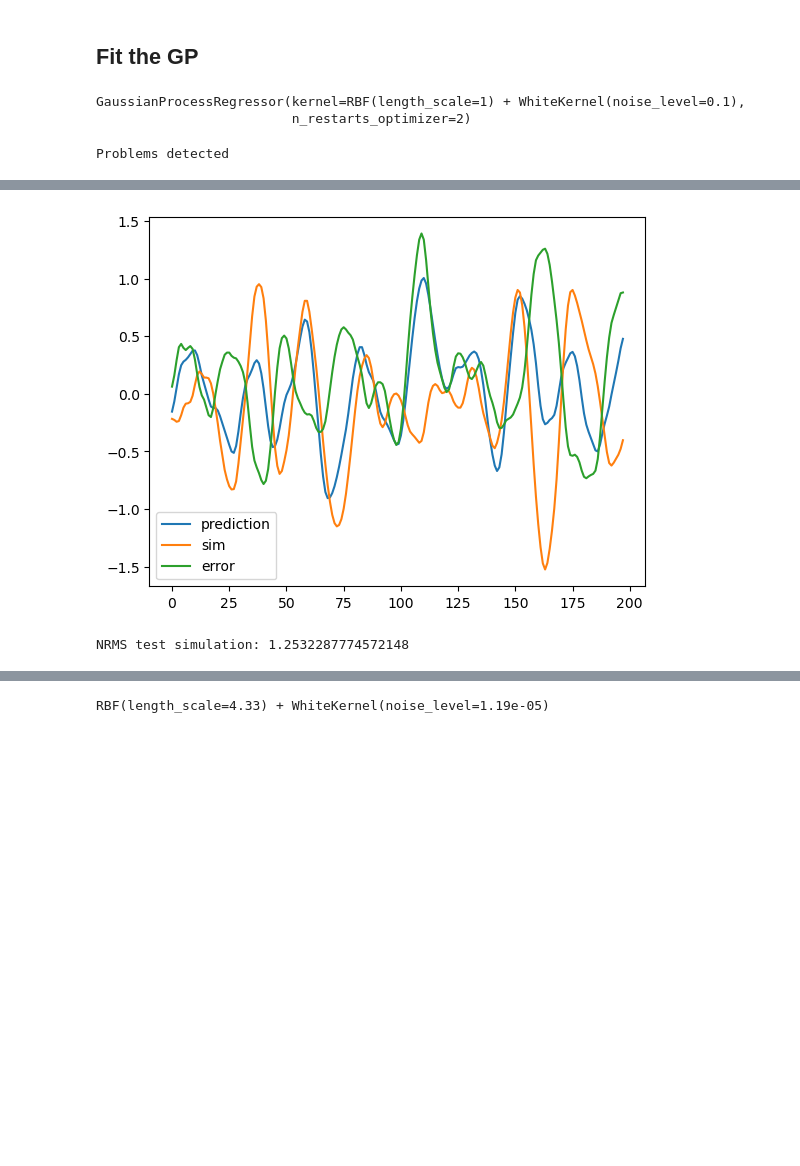
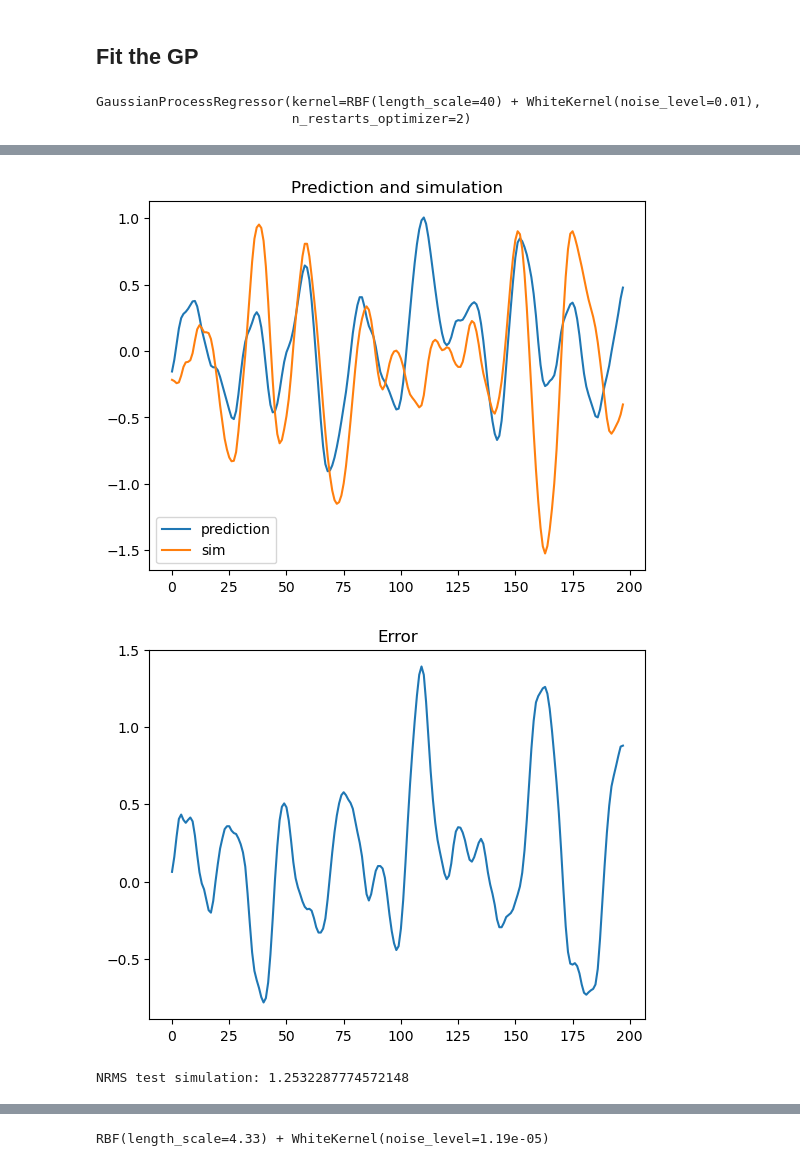
Before and after one commit to Erick-Hoogstrate/5SC28, a Jupyter notebook: CombinedSparseXSimulation.ipynb, the cells around one changed output, grey strips where cells are left out. Saved outputs shown, nothing was run; the diff lists cells and outputs as text; code cells hidden in the pictures; blank space fills up the shorter version.

Commit message:
Simulation attempt

```diff
--- a/CombinedSparseXSimulation.ipynb
+++ b/CombinedSparseXSimulation.ipynb
@@ -33,3 +35,7 @@ reg = GaussianProcessRegressor(kernel, n_restarts_optimizer=restart)
+# %%
+# Standard settings
+kernel = RBF(length_scale=40) + WhiteKernel(noise_level=0.01)
+reg = GaussianProcessRegressor(kernel, n_restarts_optimizer=restart)
 # %% [markdown]
 Create sparse matrices
 # %%
@@ -43,18 +49,8 @@ Ytest = Ytest.numpy()  # Convert Ytest from Tensor to NumPy array
 # %%
 reg.fit(XtrainSparse.toarray(), Ytrain)
 # %% [output]
-GaussianProcessRegressor(kernel=RBF(length_scale=1) + WhiteKernel(noise_level=0.1),
+GaussianProcessRegressor(kernel=RBF(length_scale=40) + WhiteKernel(noise_level=0.01),
                          n_restarts_optimizer=2)
-# %%
-F = lambda u,y: reg.predict(np.concatenate([u,y])[None,:])[0]
-
-try:
-    yval_sim = load_narx_data(2,2,Xval, F)
-    error_val = np.mean((yval_sim-Yval)**2)**0.5/np.std(Yval)
-except:
-    print("Problems detected")
-# %% [output]
-Problems detected
 # %%
 def get_NARX_data(ulist, data, na, nb):
     # iteratively uses the given f to find the new output.
@@ -80,19 +76,24 @@ def get_NARX_data(ulist, data, na, nb):
 # %%
 Xtest, Ytest = load_narx_data(n_a, n_b, total_number_of_points, section="test", split=Split, as_tensor=True)
 Ytest_pred = reg.predict(Xtest)
-Ytest = Ytest.numpy()  # Convert Ytest from Tensor to NumPy array
-print('NRMS test prediction:', np.mean((Ytest-Ytest_pred)**2)**0.5/np.std(Ytest))
+print('NRMS test prediction:', calculate_error_nrms(Ytest_pred, Ytest))
 
-try:
-    ytest_sim = get_NARX_data(Xval,Yval, n_a, n_b) #explodes
-    NRMS_sim = np.mean((Ytest-ytest_sim)**2)**0.5/np.std(Ytest)
-    plt.plot(Ytest)
-    plt.plot(ytest_sim)
-    plt.plot(Ytest-ytest_sim)
-    plt.legend(['prediction','sim','error'])
-    plt.show()
-except ValueError:
-    NRMS_sim = float('inf')
+
+# try:
+ytest_sim = get_NARX_data(Xval,Yval, n_a, n_b) #explodes
+NRMS_sim = calculate_error_nrms(ytest_sim, Ytest)
+plt.figure()
+plt.plot(Ytest)
+plt.plot(ytest_sim)
+plt.title("Prediction and simulation")
+plt.legend(['prediction','sim'])
+
+plt.figure()
+plt.plot(Ytest-ytest_sim)
+plt.title("Error")
+plt.show()
+# except ValueError:
+#     NRMS_sim = float('inf')
 print('NRMS test simulation:', NRMS_sim)
 # %% [output]
 Considering 1000 datapoints
@@ -101,4 +102,5 @@ NRMS test prediction: 0.009406777310260567
-[figure, old version]
+[figure, new version]
+[figure, added]
 NRMS test simulation: 1.2532287774572148
 # %%
 Yval_pred, Yval_pred_std = reg.predict(Xval, return_std=True)
```
Also changed, not shown: parts of 5 cells of this notebook, 1 other file.
